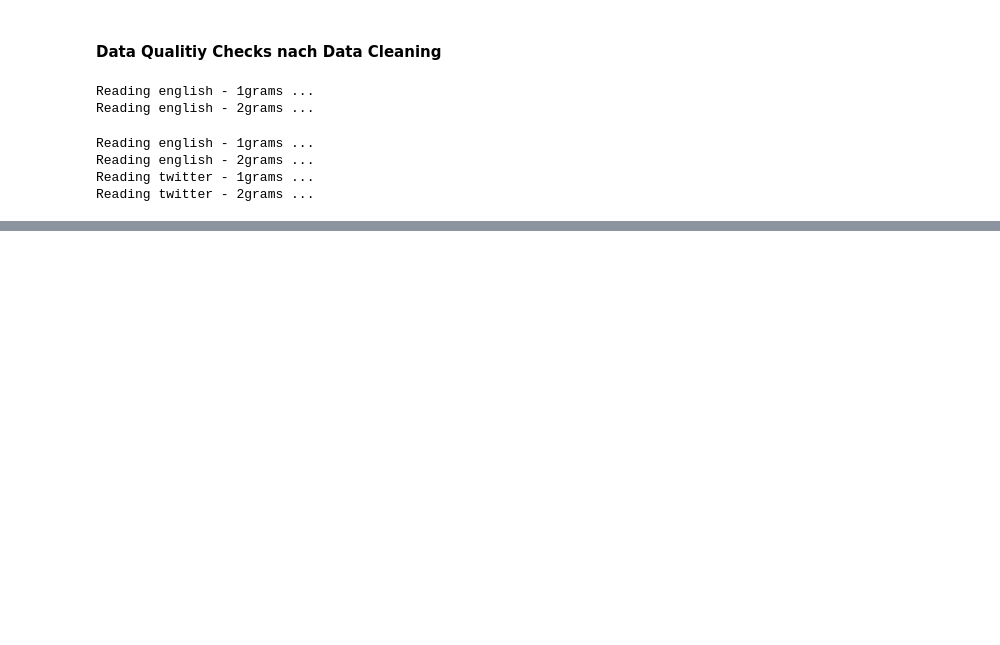
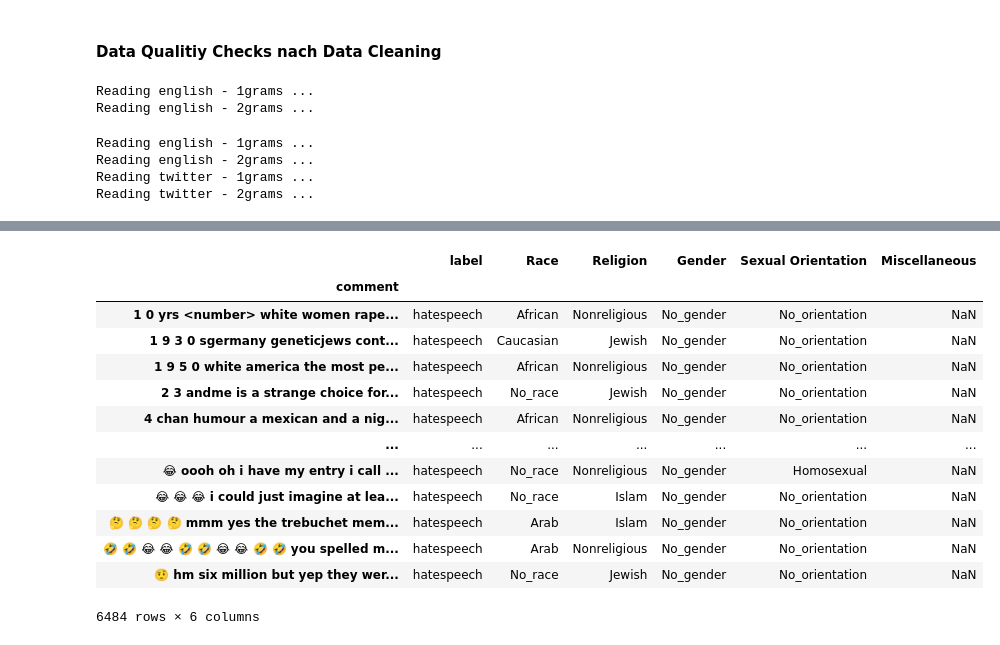
Before and after one commit to netGed/WebScience24, a Jupyter notebook: src/1. Explorative Analysis & Preprocessing/nasiba/notebooks/1_2_explore_data.ipynb, the cells around one changed output, grey strips where cells are left out. Saved outputs shown, nothing was run; the diff lists cells and outputs as text; code cells hidden in the pictures; blank space fills up the shorter version.

```diff
--- a/src/1. Explorative Analysis & Preprocessing/nasiba/notebooks/1_2_explore_data.ipynb
+++ b/src/1. Explorative Analysis & Preprocessing/nasiba/notebooks/1_2_explore_data.ipynb
@@ -729,0 +813,25 @@ df_cleaned.head(1)
+# %%
+
+src_path
+source_filepath_name_new = os.path.abspath(os.path.join(src_path, 'src/1. Explorative Analysis & Preprocessing/nasiba/data/final_hateXplain.csv'))
+source_filepath_name_new
+df_origin_new= pd.read_csv(source_filepath_name_new, encoding='utf-8', index_col=0)
+df_origin_new[df_origin_new['label']=="hatespeech"]
+
+# gesamt:
+# hate_speech: 6484
+# %% [output]
+|  | label | Race | Religion | Gender | Sexual Orientation | Miscellaneous |
+| comment |  |  |  |  |  |  |
+| 1 0 yrs <number> white women rape... | hatespeech | African | Nonreligious | No_gender | No_orientation | NaN |
+| 1 9 3 0 sgermany geneticjews cont... | hatespeech | Caucasian | Jewish | No_gender | No_orientation | NaN |
+| 1 9 5 0 white america the most pe... | hatespeech | African | Nonreligious | No_gender | No_orientation | NaN |
+| 2 3 andme is a strange choice for... | hatespeech | No_race | Jewish | No_gender | No_orientation | NaN |
+| 4 chan humour a mexican and a nig... | hatespeech | African | Nonreligious | No_gender | No_orientation | NaN |
+| ... | ... | ... | ... | ... | ... | ... |
+| 😂 oooh oh i have my entry i call ... | hatespeech | No_race | Nonreligious | No_gender | Homosexual | NaN |
+| 😂 😂 😂 i could just imagine at lea... | hatespeech | No_race | Islam | No_gender | No_orientation | NaN |
+| 🤔 🤔 🤔 🤔 mmm yes the trebuchet mem... | hatespeech | Arab | Islam | No_gender | No_orientation | NaN |
+| 🤣 🤣 😂 😂 🤣 🤣 😂 😂 🤣 🤣 you spelled m... | hatespeech | Arab | Nonreligious | No_gender | No_orientation | NaN |
+| 🤨 hm six million but yep they wer... | hatespeech | No_race | Jewish | No_gender | No_orientation | NaN |
+6484 rows × 6 columns
```
Also changed, not shown: parts of 8 cells of this notebook, 1 other file.
